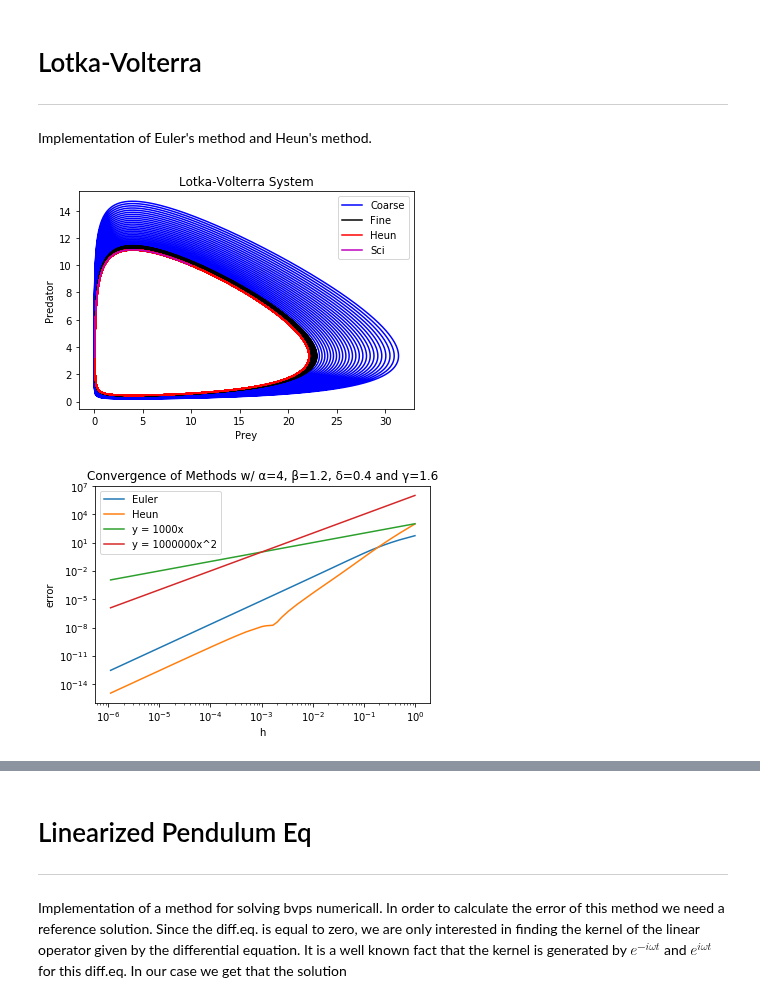
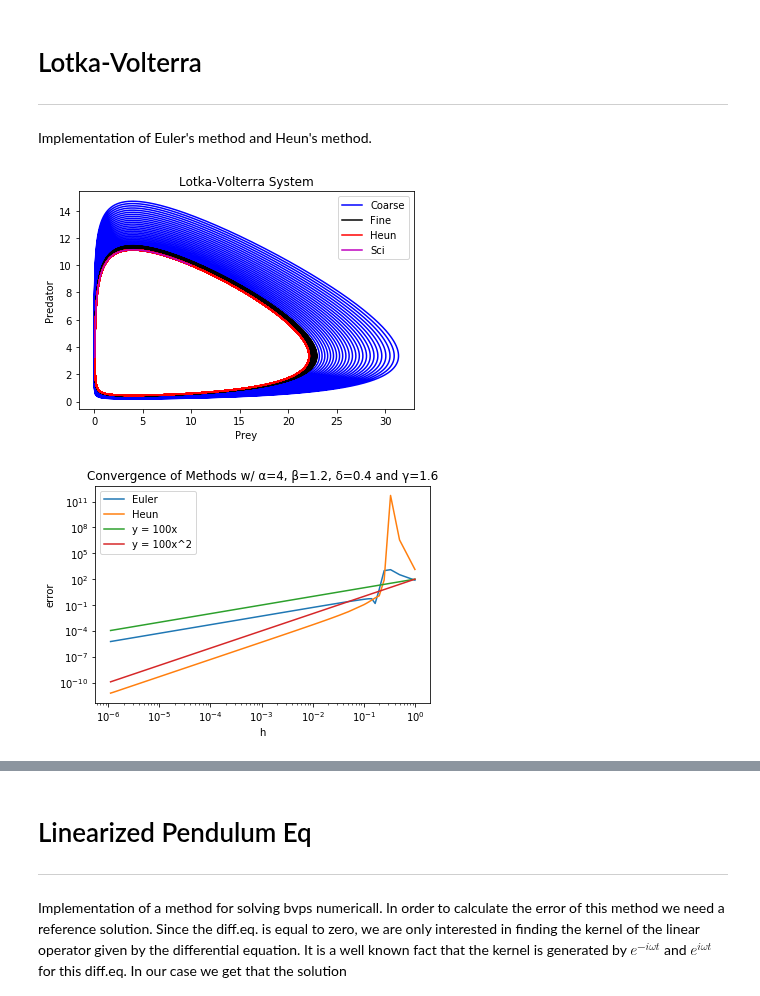
Before and after one commit to CelestialCry/Numerical-Methods, a Jupyter notebook: Øving/Assignment3.ipynb, the cells around one changed output, grey strips where cells are left out. Saved outputs shown, nothing was run; the diff lists cells and outputs as text; code cells hidden in the pictures.

```diff
--- a/Øving/Assignment3.ipynb
+++ b/Øving/Assignment3.ipynb
@@ -60,14 +88,34 @@ Implementation of Euler's method and Heun's method.
 # %%
 import matplotlib.pyplot as plt
 import scipy.integrate as ode
-from math import sqrt
+from numpy import sqrt
 
 def equiX(start, end, m):
+    """
+    Calculating equinodes
+    ---Parameters---
+    start :: Double <- Start value
+    end :: Double <- End value
+    m :: Int <- Amounts of steps
+    ---Returns--
+    :: [Double] <- Returns a list of doubles, which are the equidistant points
+    """
     stepSize = (end-start)/m
     return [start+i*stepSize for i in range(m+1)]
 
 # y' = F(x, y), hvor y : R -> R, F : RxR^n -> R^n
 def euler(F, start, end, steps, y0):
+    """
+    Implementation of Euler's method for ivps
+    ---Parameters---
+    F :: Function <- The ivp represented as a linear transformation
+    start :: Double <- Start value
+    end :: Double <- End value
+    steps :: Int <- Amounts of steps
+    y0 :: [Double] <- Initial values
+    ---Returns---
+    :: [[Double]] <- Returns a list of the numerical solutions to the ivps
+    """
     h = (end-start)/steps
     xs = equiX(start, end, steps)
     ys = [y0]
@@ -82,6 +130,17 @@ def euler(F, start, end, steps, y0):
 
 # y' = F(x, y), hvor y : R -> R, F : RxR^n -> R^n
 def heun(F, start, end, steps, y0):
+    """
+    Implementation of Heun's method
+    ---Parameters---
+    F :: Function <- The ivp represented as a linear transformation
+    start :: Double <- Start value
+    end :: Double <- End value
+    steps :: Int <- Amounts of steps
+    y0 :: [Double] <- Initial values
+    ---Returns---
+    :: [[Double]] <- Returns a list of the numerical solutions to the ivps
+    """
     h = (end-start)/steps
     xs = equiX(start, end, steps)
     ys = [y0]
@@ -99,15 +158,19 @@ def heun(F, start, end, steps, y0):
     return ys
 
 def split(xs):
+    """
+    A multi unzip function
+    ---Parameters---
+    xs :: [(a,b,..)] <- A polymorphic list of k-Cartesian product
+    ---Returns---
+    :: [[a],[b],...] <- A polymorphic list of lists
+    """
     testos = len(xs[0])
     containers = [[] for i in range(testos)]
     for tup in xs:
         for i in range(testos):
             containers[i].append(tup[i])
     return containers
-
-def err2(xs, ys, start, end, steps):
-    return sqrt((end-start)/steps*sum([(y-x)**2 for (x,y) in zip(xs, ys)]))
 
 ls = equiX(0,1,100)
 α, β, δ, γ = 4, 1.2, .4, 1.6
@@ -121,61 +184,86 @@ bestTest = list(map(ode.solve_ivp(F, [0, 100], init, dense_output = True).sol, l
 
 #Euler error
 def EulerError(sys, ini, start, end, iterable, solution):
+    """
+    Function for finding a list of errors for Euler's method, repeatedly along an iterator
+    ---Parameters---
+    sys :: Function <- A linear transformation of the bvp
+    ini :: [Double] <- Initial values for ivp
+    start :: Double <- Start value
+    end :: Double <- End value
+    iterable :: [Int] <- List of amounts of steps to use
+    solution :: Function <- Best solution available
+    ---Returns---
+    :: [Double] <- A list of the error along iterable
+    """
     errls = []
     for i in iterable:
         ls = equiX(start, end, i)
         test = split(euler(sys, start, end, i, ini))
-        comp = solution(ls)
+        comp = solution(end)
         err = 0
         for j in range(len(test)):
-            err += err2([t[j] for t in test], [c[j] for c in comp], start, end, i+1)**2
+            err += abs(test[j][-1]-comp[j])**2
+            #err += err2([t[j] for t in test], [c[j] for c in comp], start, end, i+1)**2
         errls.append(sqrt(err))
     return errls
 
 #Heun Error
 def HeunError(sys, ini, start, end, iterable, solution):
+     """
+    Function for finding a list of errors for Heun's method, repeatedly along an iterator
+    ---Parameters---
+    sys :: Function <- A linear transformation of the bvp
+    ini :: [Double] <- Initial values for ivp
+    start :: Double <- Start value
+    end :: Double <- End value
+    iterable :: [Int] <- List of amounts of steps to use
+    solution :: Function <- Best solution available
+    ---Returns---
+    :: [Double] <- A list of the error along iterable
+    """
     errls = []
     for i in iterable:
-        ls = equiX(start, end, i)
         test = split(heun(sys, start, end, i, ini))
-        comp = solution(ls)
+        comp = solution(end)
         err = 0
         for j in range(len(test)):
-            err += err2([t[j] for t in test], [c[j] for c in comp], start, end, i+1)**2
+            err += abs(test[j][-1]-comp[j])**2
+            #err += err2([t[j] for t in test], [c[j] for c in comp], start, end, i+1)**2
         errls.append(sqrt(err))
     return errls
 
 plt.figure()
 plt.axes(xlabel = "Prey", ylabel = "Predator")
 plt.title("Lotka-Volterra System")
 # plt.plot([v[0] for v in eTest1], [v[1] for v  in eTest1], 'c')
 plt.plot([v[0] for v in eTest2], [v[1] for v  in eTest2], 'b', label = "Coarse")
 plt.plot([v[0] for v in eTest3], [v[1] for v  in eTest3], 'k', label = "Fine")
 plt.plot([v[0] for v in hTest], [v[1] for v in hTest], 'r', label = "Heun")
 plt.plot([v[0] for v in bestTest], [v[1] for v in bestTest], 'm', label = "Sci")
 plt.legend()
 plt.show()
 
-x1 = lambda x: 1000*x
-x2 = lambda x: 1000000*x**2
+x1 = lambda x: 100*x
+x2 = lambda x: 100*x**2
 
 plotover = [i for i in range(1,10)] + [i*10 for i in range(1,10)] + [i*100 for i in range(1,10)] + [i*1000 for i in range(1,10)] + [i*10000 for i in range(1,10)] + [i*100000 for i in range(1,10)]
-superIntendent = ode.solve_ivp(F, [0, 1], init, dense_output = True).sol
+superIntendent = ode.solve_ivp(F, [0, 1], init, method = "DOP853", dense_output = True, max_step = 10e-6).sol
 errsEul = EulerError(F, init, 0, 1, plotover, superIntendent)
 errsHeun = HeunError(F, init, 0, 1, plotover, superIntendent)
 plotls = [1/(i*1) for i in plotover]
 errsEul.reverse()
 errsHeun.reverse()
 plotls.reverse()
 plt.figure()
 plt.axes(xlabel = "h", ylabel = "error")
 plt.title(f"Convergence of Methods w/ α={α}, β={β}, δ={δ} and γ={γ}")
 plt.loglog(plotls, errsEul, label = "Euler")
 plt.loglog(plotls, errsHeun, label = "Heun")
-plt.loglog(plotls, list(map(x1, plotls)), label = "y = 1000x")
-plt.loglog(plotls, list(map(x2, plotls)), label = "y = 1000000x^2")
+plt.loglog(plotls, list(map(x1, plotls)), label = "y = 100x")
+plt.loglog(plotls, list(map(x2, plotls)), label = "y = 100x^2")
 plt.legend()
 plt.show()
 # %% [output]
 [figure]
-[figure, old version]
+[figure, new version]
```
Also changed, not shown: parts of 7 cells of this notebook.
